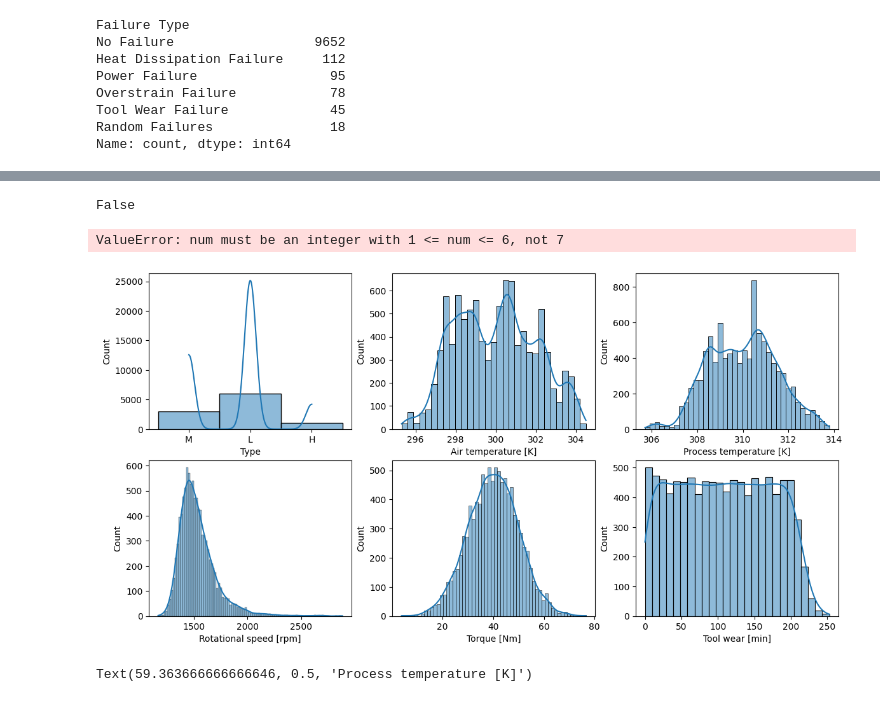
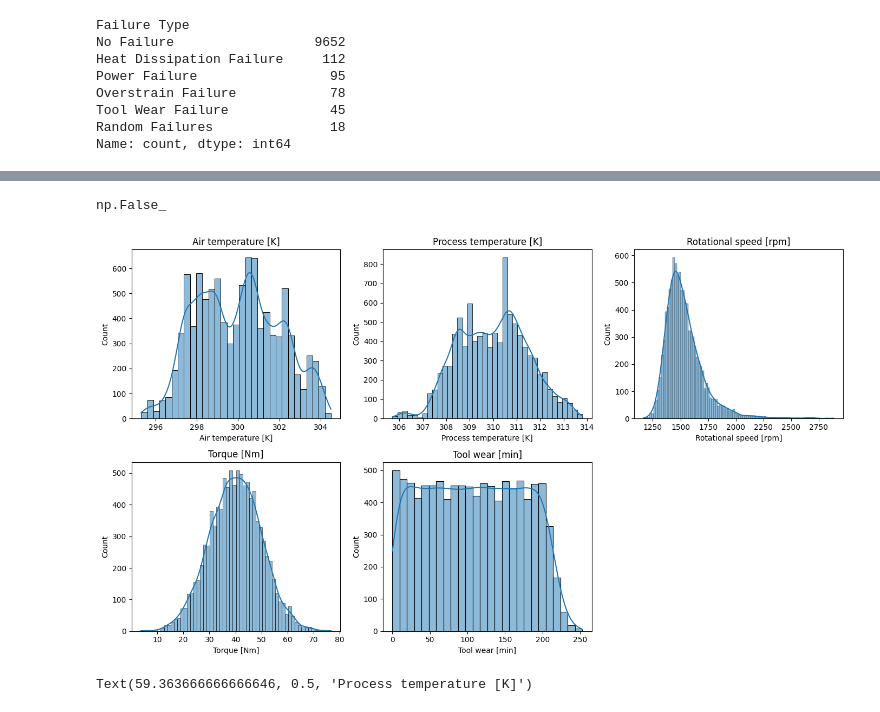
Before and after one commit to MuhammadAqibb/Predictive-Maintenance-of-Machines-using-Machine-Learning-Models, a Jupyter notebook: Predective_maintenance_of_machines.ipynb, the cells around one changed output, grey strips where cells are left out. Drawn from its saved outputs; the diff is of its cells as text; code cells hidden in the pictures.

```diff
--- a/Predective_maintenance_of_machines.ipynb
+++ b/Predective_maintenance_of_machines.ipynb
@@ -3,7 +3,7 @@ import matplotlib.pyplot as plt
 import seaborn as sns
 # %%
 import pandas as pd
-df=pd.read_csv('/content/drive/MyDrive/Predective maintenance/predictive_maintenance.csv')
+df=pd.read_csv('D:\Data Science ML\ML\Predictive maintenance of machines\Predictive-Maintenance-of-Machines-using-Machine-Learning-Models\predictive_maintenance.csv')
 # %%
 df=df.drop(['Product ID',"UDI","Target"], axis=1)
 # %%
@@ -39,15 +39,23 @@ ValueError: could not convert string to float: 'M'
 # %%
 df.isnull().values.any()
 # %% [output]
-False
+np.False_
 # %%
-plt.figure(figsize=(14,7))
-for i,col in enumerate(df.columns,1):
-    plt.subplot(2,3,i)
-    sns.histplot(df[col],kde=True)
+num_cols = df.select_dtypes(include='number').columns
+n = len(num_cols)
+ncols = 3
+nrows = -(-n // ncols)  # ceiling division
+
+plt.figure(figsize=(14, nrows * 4))
+for i, col in enumerate(num_cols, 1):
+    plt.subplot(nrows, ncols, i)
+    sns.histplot(df[col], kde=True)
+    plt.title(col)
+
+plt.tight_layout()
+plt.show()
 # %% [output]
-ValueError: num must be an integer with 1 <= num <= 6, not 7
-[figure, old version]
+[figure, new version]
 # %%
 #df.hist(figsize=(10, 6))
 # %%
```
Also changed, not shown: parts of 31 cells of this notebook, 6 other files.
